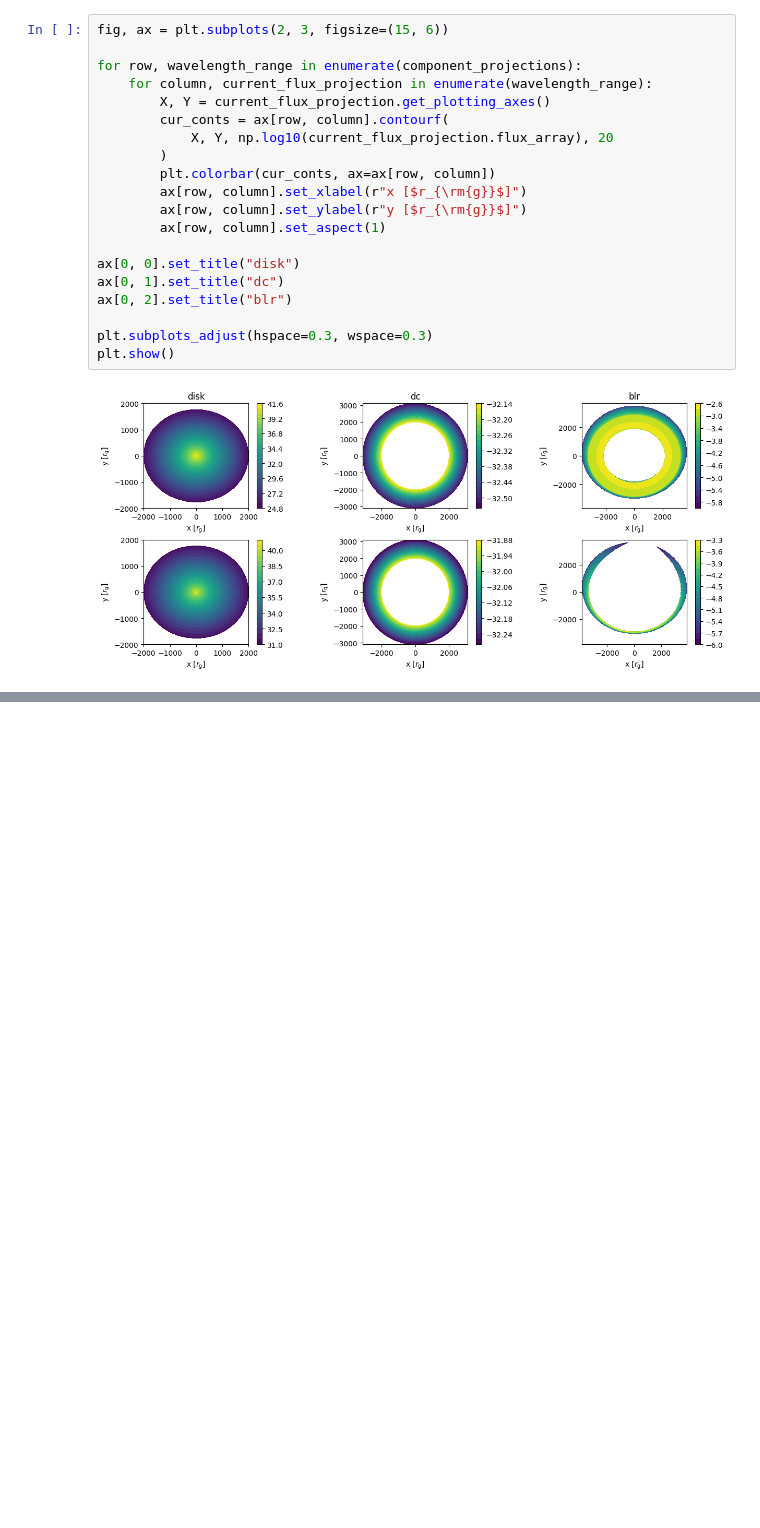
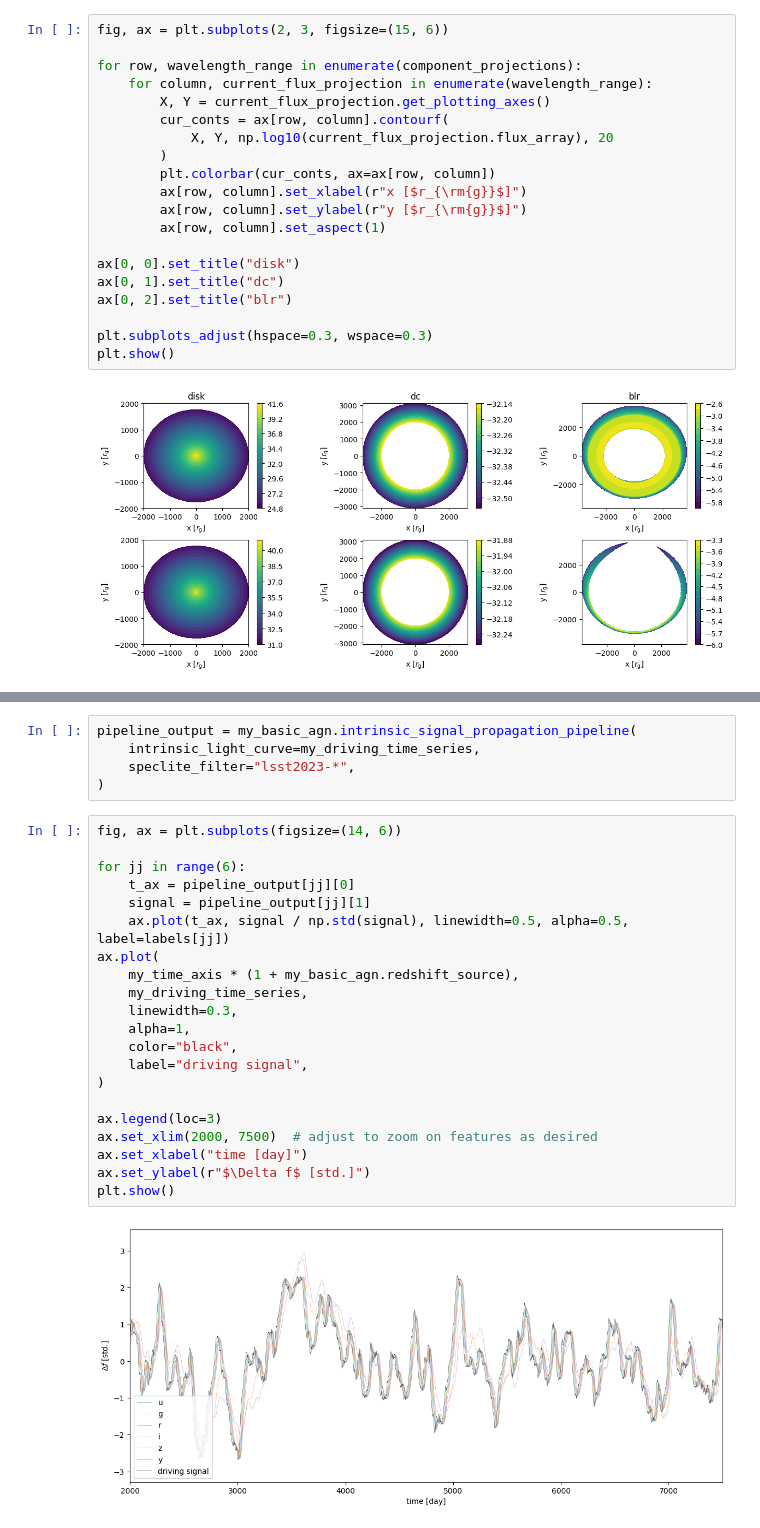
Before and after one commit to Henry-Best-01/Amoeba, a Jupyter notebook: amoeba/Notebooks/The_AGN.ipynb, the cells around one changed output, grey strips where cells are left out. Cells and saved outputs as stored; diff of their text form; blank space fills up the shorter version.

```diff
--- a/amoeba/Notebooks/The_AGN.ipynb
+++ b/amoeba/Notebooks/The_AGN.ipynb
@@ -488,0 +538,28 @@ plt.show()
+# %%
+pipeline_output = my_basic_agn.intrinsic_signal_propagation_pipeline(
+    intrinsic_light_curve=my_driving_time_series,
+    speclite_filter="lsst2023-*",
+)
+# %%
+fig, ax = plt.subplots(figsize=(14, 6))
+
+for jj in range(6):
+    t_ax = pipeline_output[jj][0]
+    signal = pipeline_output[jj][1]
+    ax.plot(t_ax, signal / np.std(signal), linewidth=0.5, alpha=0.5, label=labels[jj])
+ax.plot(
+    my_time_axis * (1 + my_basic_agn.redshift_source),
+    my_driving_time_series,
+    linewidth=0.3,
+    alpha=1,
+    color="black",
+    label="driving signal",
+)
+
+ax.legend(loc=3)
+ax.set_xlim(2000, 7500)  # adjust to zoom on features as desired
+ax.set_xlabel("time [day]")
+ax.set_ylabel(r"$\Delta f$ [std.]")
+plt.show()
+# %% [output]
+[figure, added]
```
Also changed, not shown: parts of 22 cells of this notebook, 2 other files.
